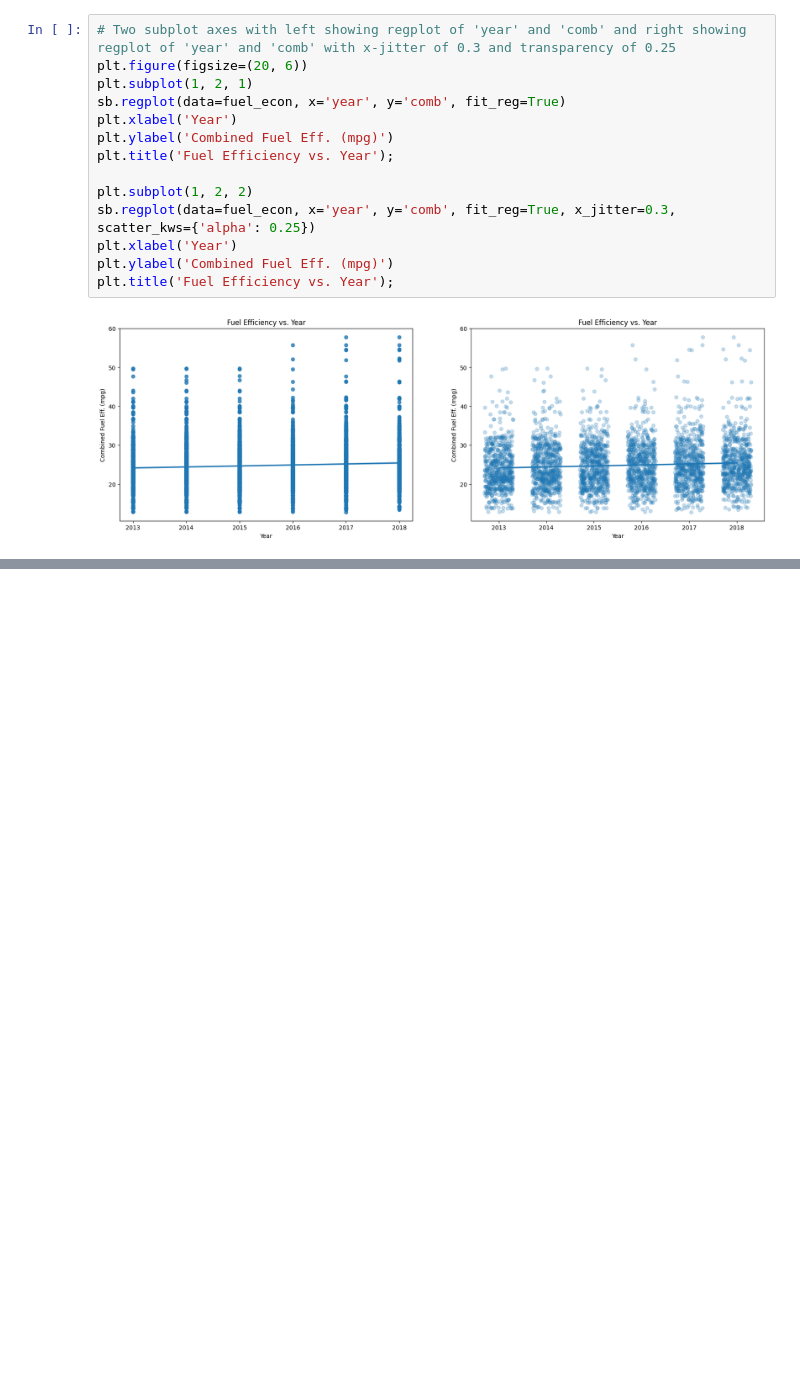
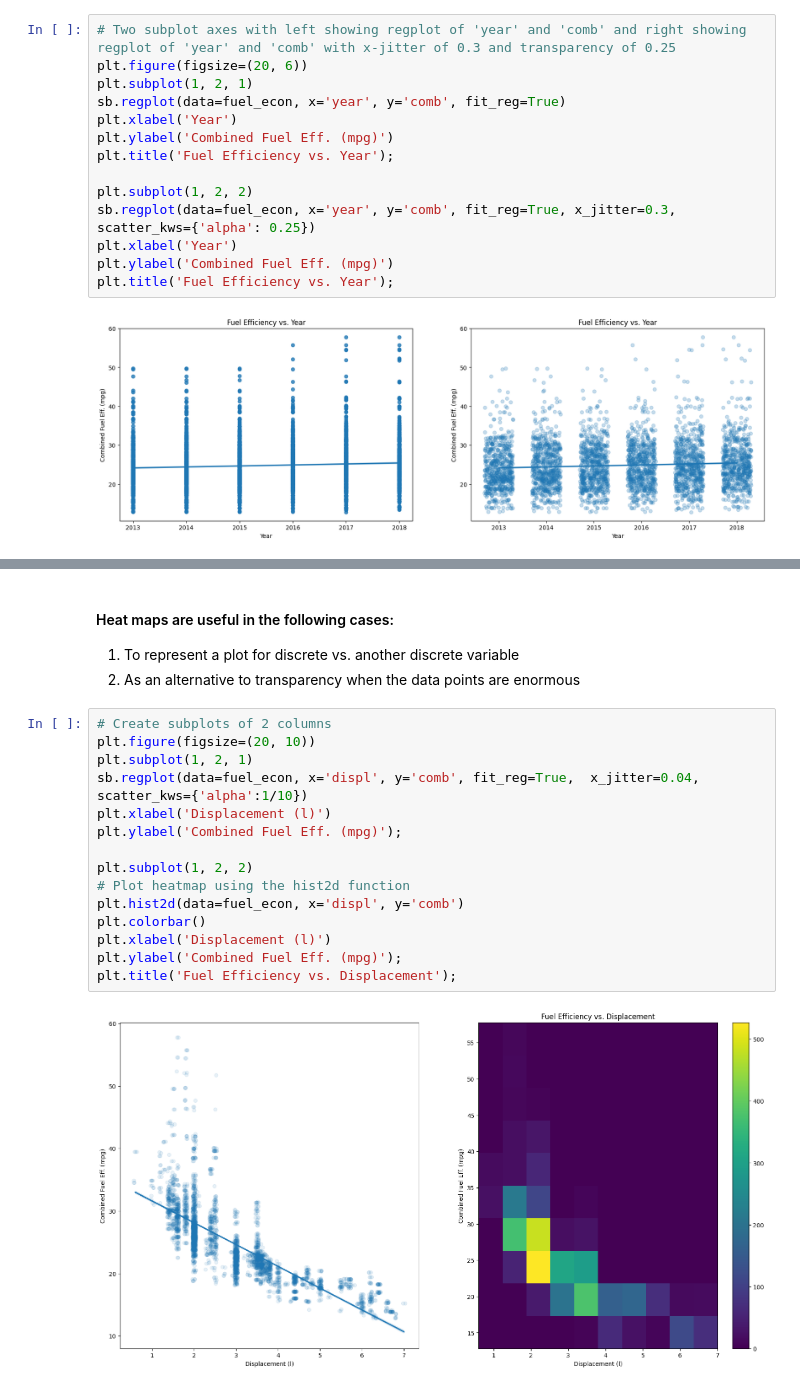
Before and after one commit to kisyular/data-visualization, a Jupyter notebook: Intro-Data-Visualization.ipynb, the cells around one changed output, grey strips where cells are left out. Cells and saved outputs as stored; diff of their text form; blank space fills up the shorter version.

Commit message:
BIVARIATE EXPLORATION OF DATA - HEATMAPS

```diff
--- a/Intro-Data-Visualization.ipynb
+++ b/Intro-Data-Visualization.ipynb
@@ -884,0 +888,21 @@ plt.title('Fuel Efficiency vs. Year');
+# %% [markdown]
+#### Heat maps are useful in the following cases:
+1. To represent a plot for discrete vs. another discrete variable
+2. As an alternative to transparency when the data points are enormous
+# %%
+# Create subplots of 2 columns
+plt.figure(figsize=(20, 10))
+plt.subplot(1, 2, 1)
+sb.regplot(data=fuel_econ, x='displ', y='comb', fit_reg=True,  x_jitter=0.04, scatter_kws={'alpha':1/10})
+plt.xlabel('Displacement (l)')
+plt.ylabel('Combined Fuel Eff. (mpg)');
+
+plt.subplot(1, 2, 2)
+# Plot heatmap using the hist2d function
+plt.hist2d(data=fuel_econ, x='displ', y='comb')
+plt.colorbar()
+plt.xlabel('Displacement (l)')
+plt.ylabel('Combined Fuel Eff. (mpg)');
+plt.title('Fuel Efficiency vs. Displacement');
+# %% [output]
+[figure, added]
```
Also changed, not shown: parts of 14 cells of this notebook.
